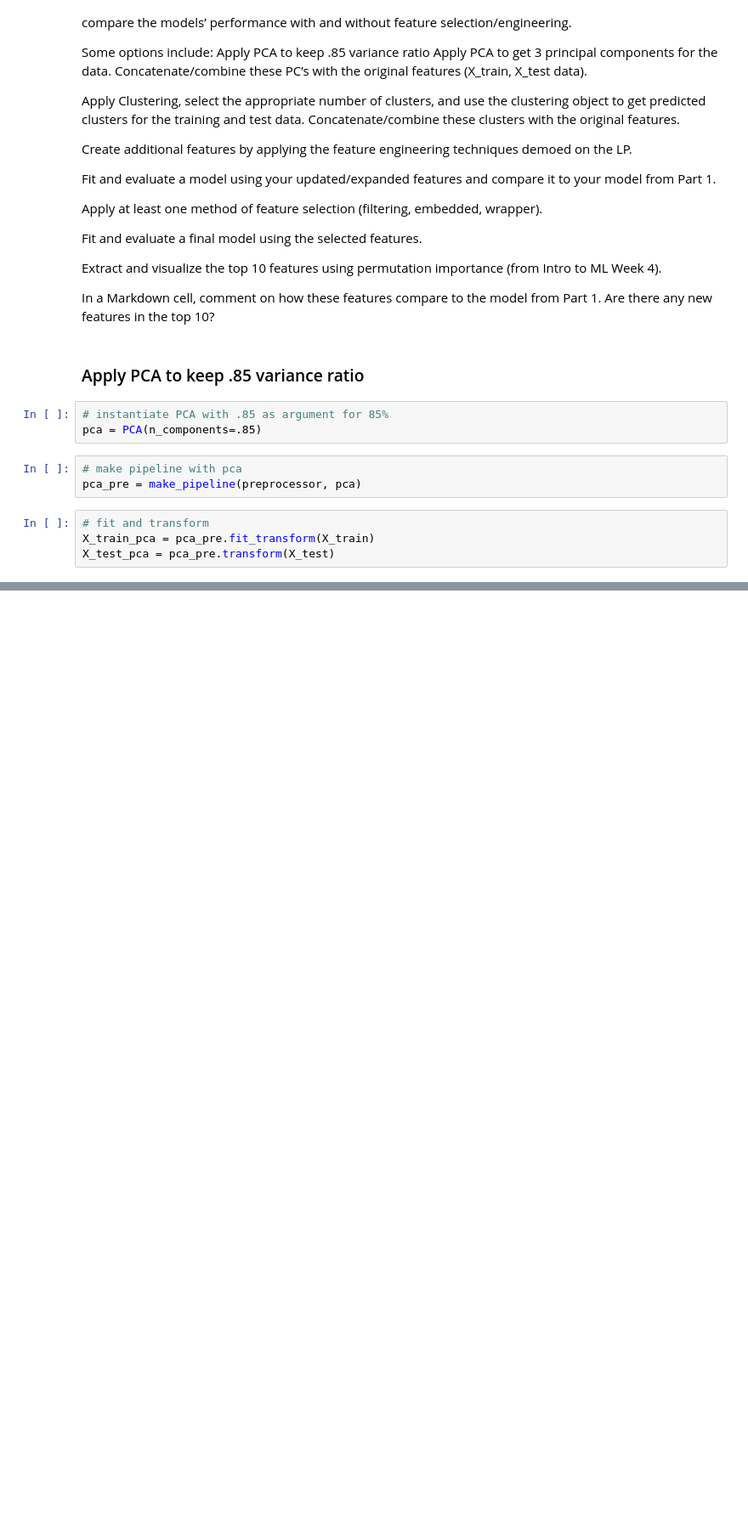
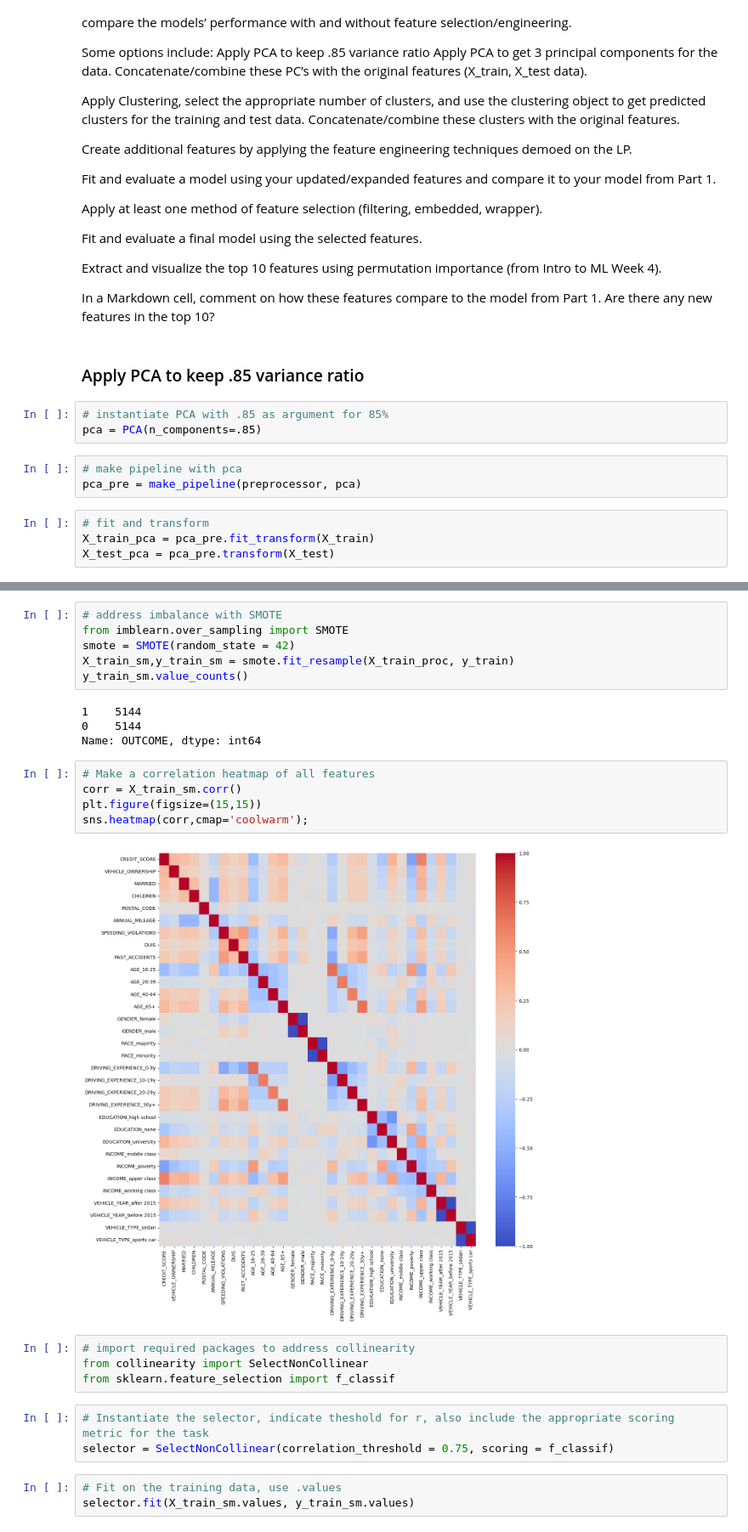
Before and after one commit to EhLeeOod/project-4, a Jupyter notebook: part-1-part-2.ipynb, the cells around one changed output, grey strips where cells are left out. Shown at 85% size. Saved outputs shown, nothing was run; the diff lists cells and outputs as text; blank space fills up the shorter version.

Commit message:
filter collinearity

```diff
--- a/part-1-part-2.ipynb
+++ b/part-1-part-2.ipynb
@@ -491,0 +544,27 @@ X_test_pca = pca_pre.transform(X_test)
+# %%
+# address imbalance with SMOTE
+from imblearn.over_sampling import SMOTE
+smote = SMOTE(random_state = 42)
+X_train_sm,y_train_sm = smote.fit_resample(X_train_proc, y_train)
+y_train_sm.value_counts()
+# %% [output]
+1    5144
+0    5144
+Name: OUTCOME, dtype: int64
+# %%
+# Make a correlation heatmap of all features
+corr = X_train_sm.corr()
+plt.figure(figsize=(15,15))
+sns.heatmap(corr,cmap='coolwarm');
+# %% [output]
+[figure, added]
+# %%
+# import required packages to address collinearity
+from collinearity import SelectNonCollinear
+from sklearn.feature_selection import f_classif
+# %%
+# Instantiate the selector, indicate theshold for r, also include the appropriate scoring metric for the task
+selector = SelectNonCollinear(correlation_threshold = 0.75, scoring = f_classif)
+# %%
+# Fit on the training data, use .values
+selector.fit(X_train_sm.values, y_train_sm.values)
```
Also changed, not shown: parts of 16 cells of this notebook.
